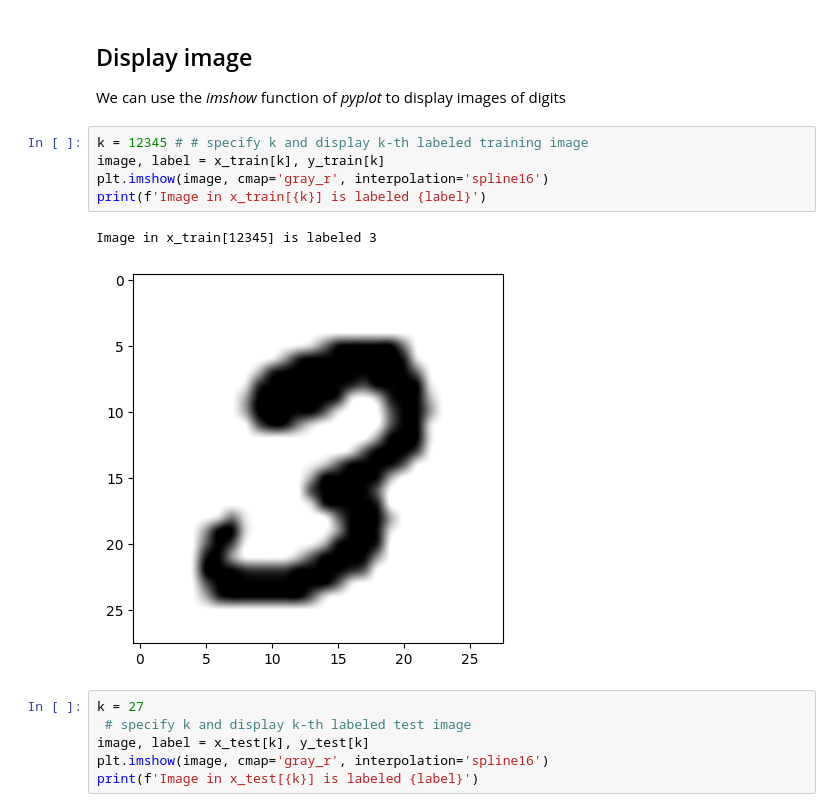
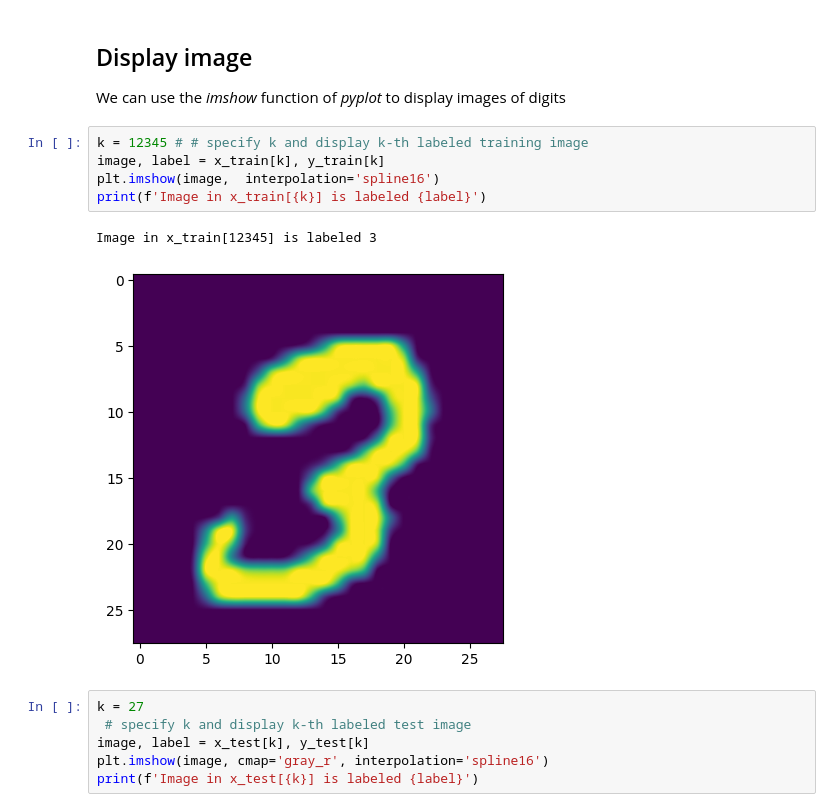
Before and after one commit to dianas11xx/ML-Data-Analytics-Projects, a Jupyter notebook: Handwritten digit recognition/digit.ipynb, the cells around one changed output. Cells and saved outputs as stored; diff of their text form.

```diff
--- a/Handwritten digit recognition/digit.ipynb
+++ b/Handwritten digit recognition/digit.ipynb
@@ -48,11 +48,11 @@ We can use the *imshow* function of *pyplot* to display images of digits
 # %%
 k = 12345 # # specify k and display k-th labeled training image
 image, label = x_train[k], y_train[k]
-plt.imshow(image, cmap='gray_r', interpolation='spline16')
+plt.imshow(image,  interpolation='spline16')
 print(f'Image in x_train[{k}] is labeled {label}')
 # %% [output]
 Image in x_train[12345] is labeled 3
-[figure, old version]
+[figure, new version]
 # %%
 k = 27
  # specify k and display k-th labeled test image
```
Also changed, not shown: parts of 12 cells of this notebook.
